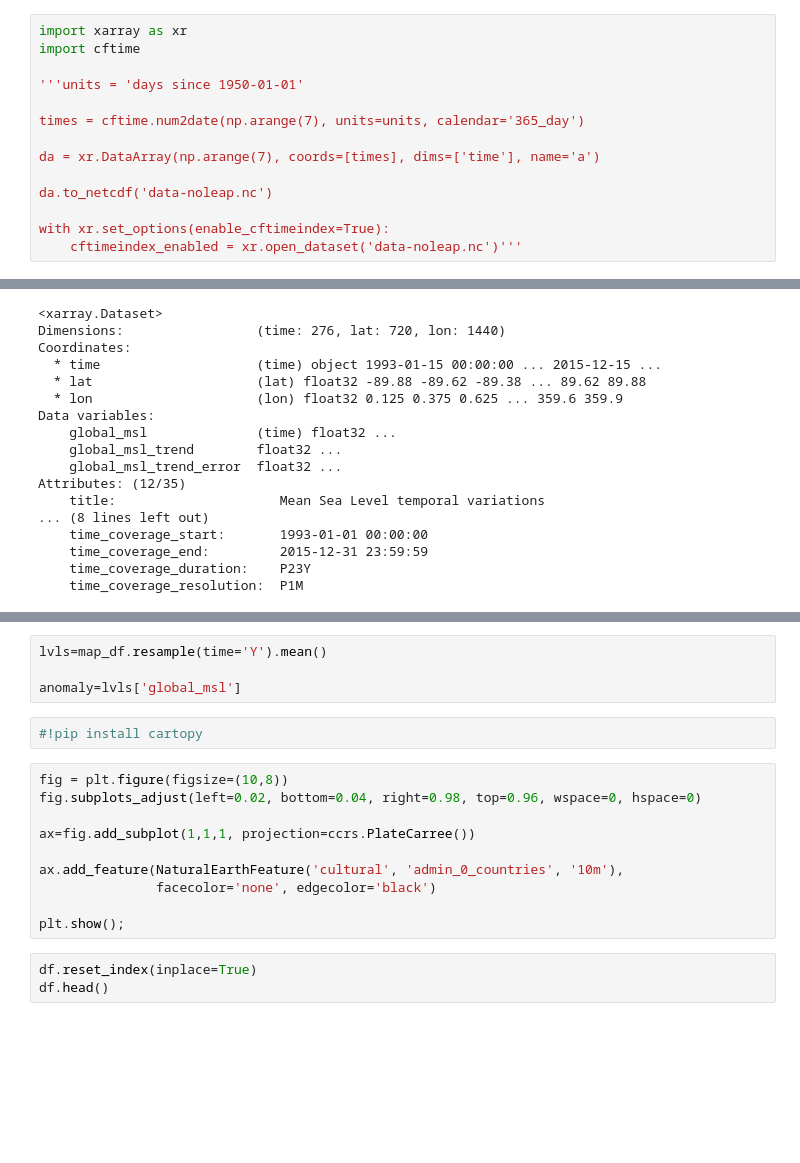
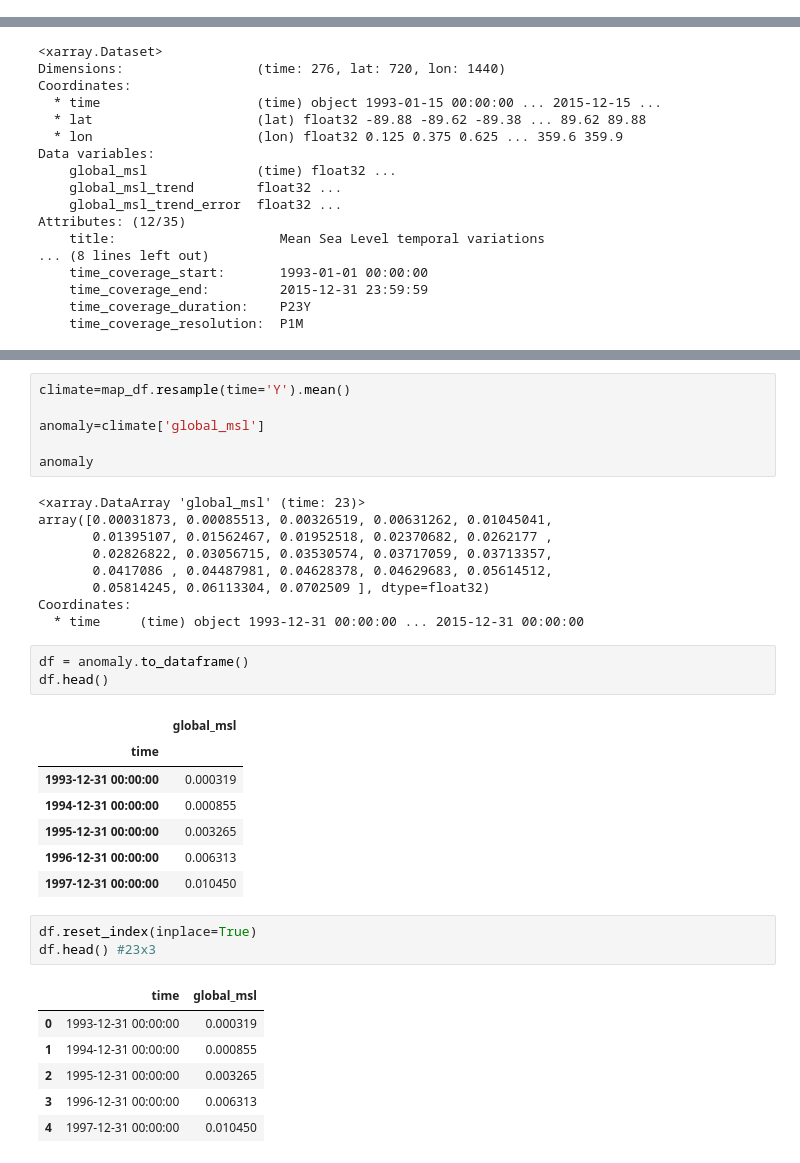
Before and after one commit to kaaiik/Proyecto-final, a Jupyter notebook: notebook/cities.ipynb, the cells around one changed output, grey strips where cells are left out. Cells and saved outputs as stored; diff of their text form; blank space fills up the shorter version.

```diff
--- a/notebook/cities.ipynb
+++ b/notebook/cities.ipynb
@@ -356,14 +7,0 @@ getting_alt('Curitiba', (-25.4295963, -49.2712724))
-# %%
-import xarray as xr
-import cftime
-
-'''units = 'days since 1950-01-01'
-
-times = cftime.num2date(np.arange(7), units=units, calendar='365_day')
-
-da = xr.DataArray(np.arange(7), coords=[times], dims=['time'], name='a')
-
-da.to_netcdf('data-noleap.nc')
-
-with xr.set_options(enable_cftimeindex=True):
-    cftimeindex_enabled = xr.open_dataset('data-noleap.nc')'''
@@ -394,19 +59,36 @@ Attributes: (12/35)
 # %%
-lvls=map_df.resample(time='Y').mean()
+climate=map_df.resample(time='Y').mean()
 
-anomaly=lvls['global_msl']
+anomaly=climate['global_msl']
+
+anomaly
+# %% [output]
+<xarray.DataArray 'global_msl' (time: 23)>
+array([0.00031873, 0.00085513, 0.00326519, 0.00631262, 0.01045041,
+       0.01395107, 0.01562467, 0.01952518, 0.02370682, 0.0262177 ,
+       0.02826822, 0.03056715, 0.03530574, 0.03717059, 0.03713357,
+       0.0417086 , 0.04487981, 0.04628378, 0.04629683, 0.05614512,
+       0.05814245, 0.06113304, 0.0702509 ], dtype=float32)
+Coordinates:
+  * time     (time) object 1993-12-31 00:00:00 ... 2015-12-31 00:00:00
-# %%
-#!pip install cartopy
-# %%
-fig = plt.figure(figsize=(10,8))
-fig.subplots_adjust(left=0.02, bottom=0.04, right=0.98, top=0.96, wspace=0, hspace=0)
-
-ax=fig.add_subplot(1,1,1, projection=ccrs.PlateCarree())
-
-ax.add_feature(NaturalEarthFeature('cultural', 'admin_0_countries', '10m'),
-               facecolor='none', edgecolor='black')
-
-plt.show();
+# %%
+df = anomaly.to_dataframe()
+df.head()
+# %% [output]
+|  | global_msl |
+| time |  |
+| 1993-12-31 00:00:00 | 0.000319 |
+| 1994-12-31 00:00:00 | 0.000855 |
+| 1995-12-31 00:00:00 | 0.003265 |
+| 1996-12-31 00:00:00 | 0.006313 |
+| 1997-12-31 00:00:00 | 0.010450 |
 # %%
 df.reset_index(inplace=True)
-df.head()
+df.head() #23x3
+# %% [output]
+|  | time | global_msl |
+| 0 | 1993-12-31 00:00:00 | 0.000319 |
+| 1 | 1994-12-31 00:00:00 | 0.000855 |
+| 2 | 1995-12-31 00:00:00 | 0.003265 |
+| 3 | 1996-12-31 00:00:00 | 0.006313 |
+| 4 | 1997-12-31 00:00:00 | 0.010450 |
```
Also changed, not shown: parts of 56 cells of this notebook, 1 other file.
